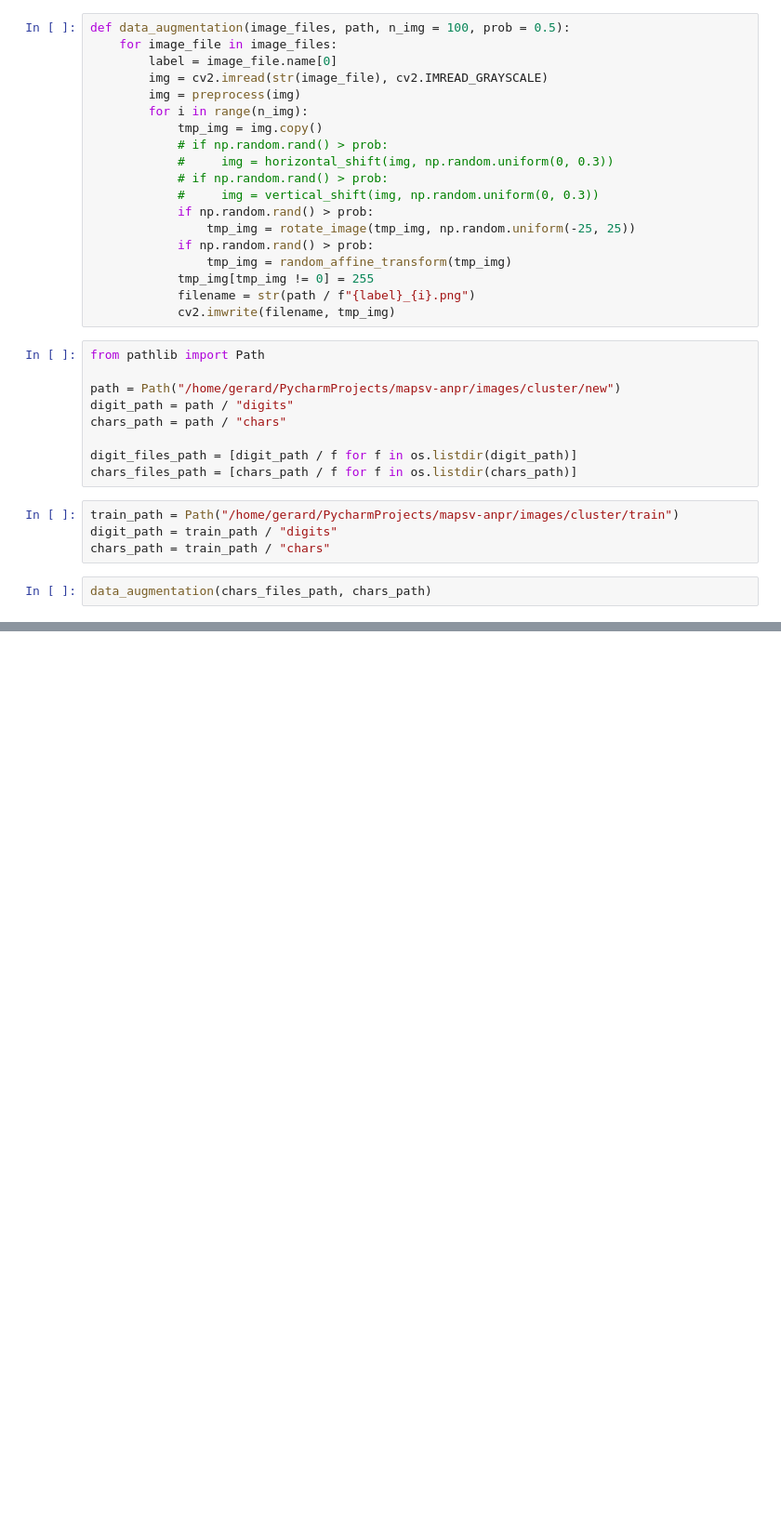
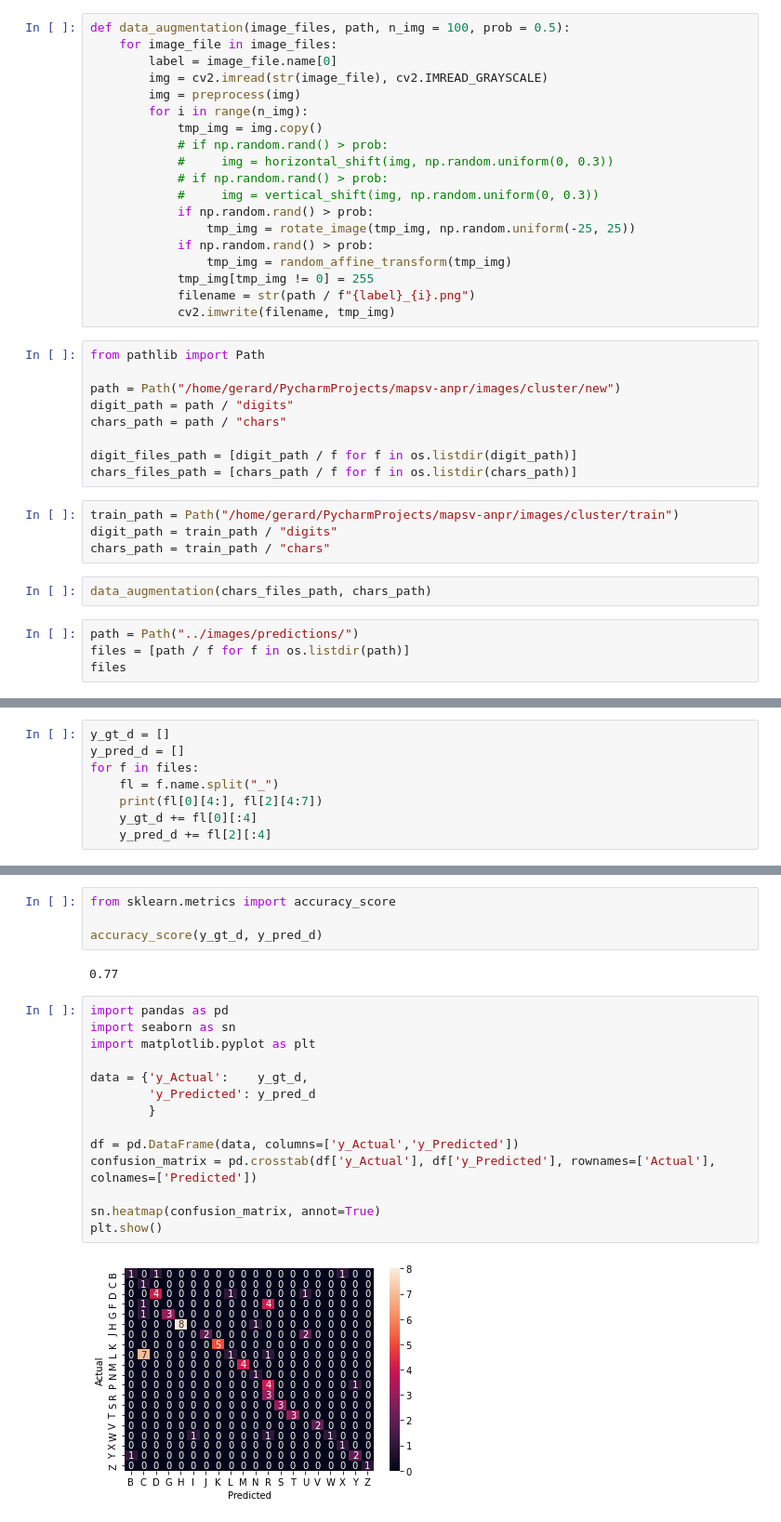
Before and after one commit to IararIV/mapsv-anpr, a Jupyter notebook: research/OCR.ipynb, the cells around one changed output, grey strips where cells are left out. Shown at 93% size. Drawn from its saved outputs; the diff is of its cells as text; blank space fills up the shorter version.

Commit message:
Final images

```diff
--- a/research/OCR.ipynb
+++ b/research/OCR.ipynb
@@ -921,3 +921,7 @@ digit_path = train_path / "digits"
 chars_path = train_path / "chars"
 # %%
 data_augmentation(chars_files_path, chars_path)
+# %%
+path = Path("../images/predictions/")
+files = [path / f for f in os.listdir(path)]
+files
@@ -923,0 +946,8 @@ data_augmentation(chars_files_path, chars_path)
+# %%
+y_gt_d = []
+y_pred_d = []
+for f in files:
+    fl = f.name.split("_")
+    print(fl[0][4:], fl[2][4:7])
+    y_gt_d += fl[0][:4]
+    y_pred_d += fl[2][:4]
@@ -923,0 +972,22 @@ data_augmentation(chars_files_path, chars_path)
+# %%
+from sklearn.metrics import accuracy_score
+
+accuracy_score(y_gt_d, y_pred_d)
+# %% [output]
+0.77
+# %%
+import pandas as pd
+import seaborn as sn
+import matplotlib.pyplot as plt
+
+data = {'y_Actual':    y_gt_d,
+        'y_Predicted': y_pred_d
+        }
+
+df = pd.DataFrame(data, columns=['y_Actual','y_Predicted'])
+confusion_matrix = pd.crosstab(df['y_Actual'], df['y_Predicted'], rownames=['Actual'], colnames=['Predicted'])
+
+sn.heatmap(confusion_matrix, annot=True)
+plt.show()
+# %% [output]
+[figure, added]
```
Also changed, not shown: parts of 2 cells of this notebook, 43 other files.
